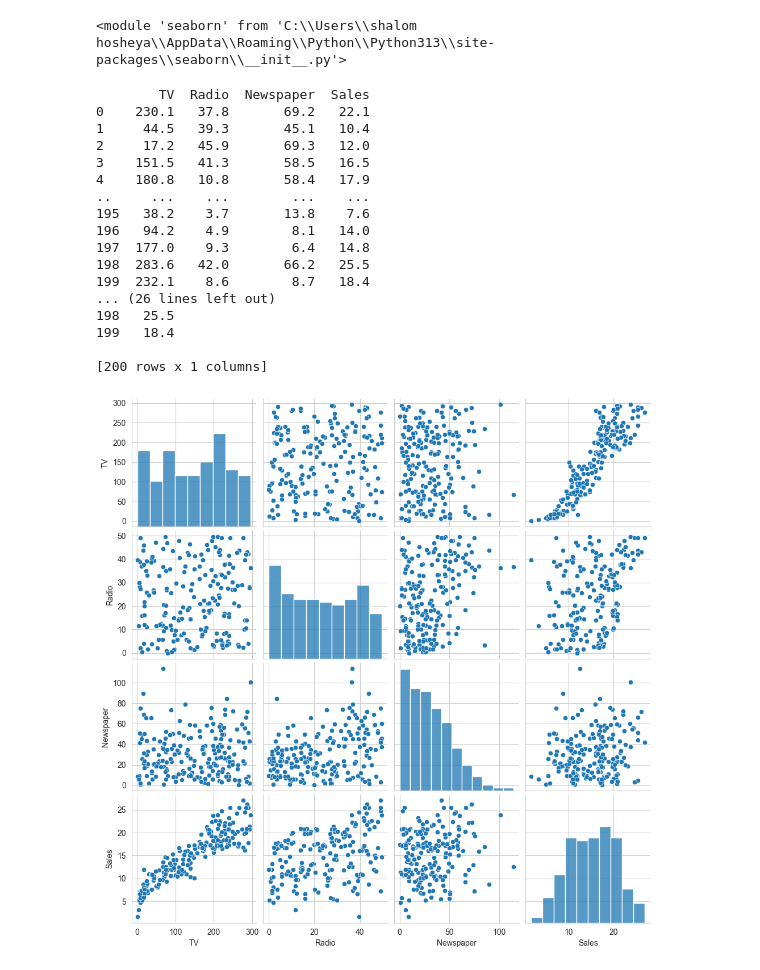
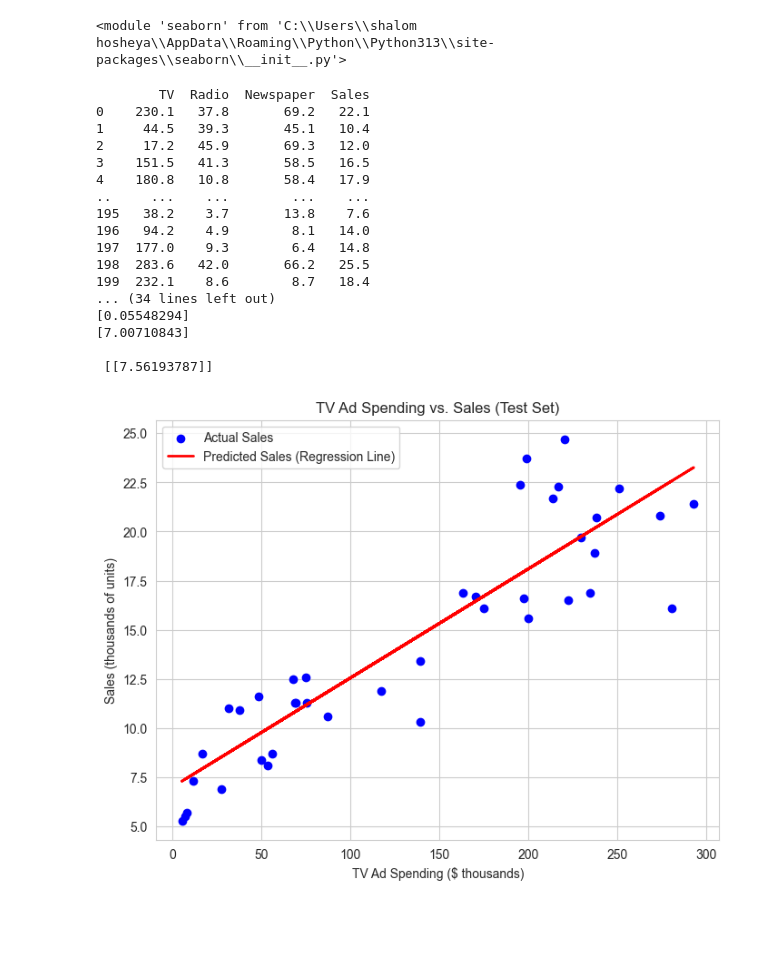
Before and after one commit to Shalomhosheya/MachineLearning_part2, a Jupyter notebook: main.ipynb, the cells around one changed output. Saved outputs shown, nothing was run; the diff lists cells and outputs as text; code cells hidden in the pictures; blank space fills up the shorter version.

```diff
--- a/main.ipynb
+++ b/main.ipynb
@@ -79,36 +79,59 @@ import seaborn as sns
 from sklearn.model_selection import train_test_split as ts
 from sklearn.linear_model import LinearRegression
 
 sns.set_style('whitegrid')
 df =  pd.read_csv('advertising.csv')
 
 
 df.head()
-sns.pairplot(df)
+# sns.pairplot(df)
 # plt.show()
 print(df)
 
 x = df[['TV']]
 print(x)
 
 y= df[['Sales']]
 print(y)
+
+x_train, x_test, y_train, y_test = ts(x, y, test_size=0.2, random_state=42)
+
+print('train_set_shape',x_train.shape,'\n')
+print('train_set_shape',x_test.shape,"\n")
+
+model = LinearRegression()
+model.fit(x_train, y_train)
+
+
+print(model.coef_[0])
+print(model.intercept_)
+
+print("\n",model.predict([[10]]))
+
+plt.figure(figsize=(8, 6))
+plt.scatter(x_test, y_test, color='blue', label='Actual Sales')
+plt.plot(x_test, model.predict(x_test), color='red', linewidth=2, label='Predicted Sales (Regression Line)')
+plt.title('TV Ad Spending vs. Sales (Test Set)')
+plt.xlabel('TV Ad Spending ($ thousands)')
+plt.ylabel('Sales (thousands of units)')
+plt.legend()
+plt.show()
 # %% [output]
         TV  Radio  Newspaper  Sales
 0    230.1   37.8       69.2   22.1
 1     44.5   39.3       45.1   10.4
 2     17.2   45.9       69.3   12.0
 3    151.5   41.3       58.5   16.5
 4    180.8   10.8       58.4   17.9
 ..     ...    ...        ...    ...
 195   38.2    3.7       13.8    7.6
 196   94.2    4.9        8.1   14.0
 197  177.0    9.3        6.4   14.8
 198  283.6   42.0       66.2   25.5
 199  232.1    8.6        8.7   18.4
-... (26 lines left out)
-198   25.5
-199   18.4
+... (34 lines left out)
+[0.05548294]
+[7.00710843]
 
-[200 rows x 1 columns]
+ [[7.56193787]]
-[figure, old version]
+[figure, new version]
```
